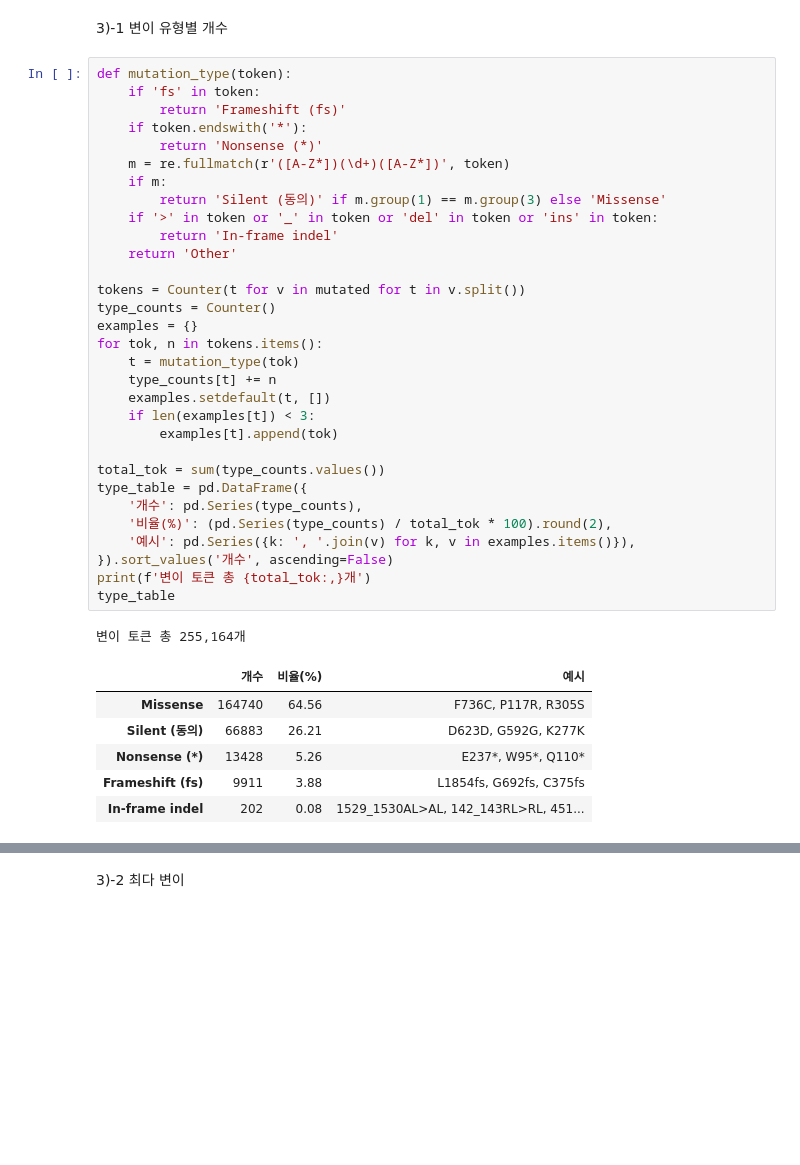
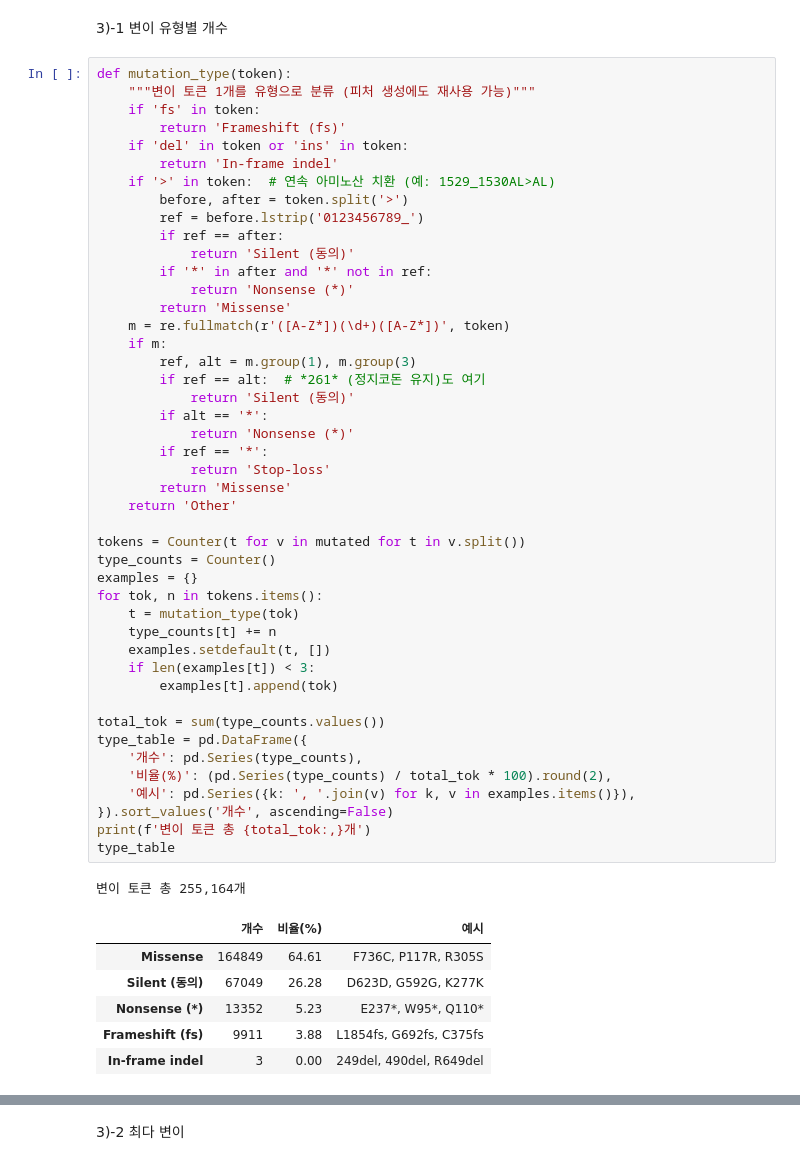
Before and after one commit to seol-ditto/dacon-cancer-subclass, a Jupyter notebook: notebooks/01_eda_data_target.ipynb, the cells around one changed output, grey strips where cells are left out. Cells and saved outputs as stored; diff of their text form; blank space fills up the shorter version.

```diff
--- a/notebooks/01_eda_data_target.ipynb
+++ b/notebooks/01_eda_data_target.ipynb
@@ -100,40 +103,54 @@ WT(변이 없음): 26,966,291 (99.19%)
 3)-1 변이 유형별 개수
 # %%
 def mutation_type(token):
+    """변이 토큰 1개를 유형으로 분류 (피처 생성에도 재사용 가능)"""
     if 'fs' in token:
         return 'Frameshift (fs)'
-    if token.endswith('*'):
-        return 'Nonsense (*)'
+    if 'del' in token or 'ins' in token:
+        return 'In-frame indel'
+    if '>' in token:  # 연속 아미노산 치환 (예: 1529_1530AL>AL)
+        before, after = token.split('>')
+        ref = before.lstrip('0123456789_')
+        if ref == after:
+            return 'Silent (동의)'
+        if '*' in after and '*' not in ref:
+            return 'Nonsense (*)'
+        return 'Missense'
     m = re.fullmatch(r'([A-Z*])(\d+)([A-Z*])', token)
     if m:
-        return 'Silent (동의)' if m.group(1) == m.group(3) else 'Missense'
-    if '>' in token or '_' in token or 'del' in token or 'ins' in token:
-        return 'In-frame indel'
+        ref, alt = m.group(1), m.group(3)
+        if ref == alt:  # *261* (정지코돈 유지)도 여기
+            return 'Silent (동의)'
+        if alt == '*':
+            return 'Nonsense (*)'
+        if ref == '*':
+            return 'Stop-loss'
+        return 'Missense'
     return 'Other'
 
 tokens = Counter(t for v in mutated for t in v.split())
 type_counts = Counter()
 examples = {}
 for tok, n in tokens.items():
     t = mutation_type(tok)
     type_counts[t] += n
     examples.setdefault(t, [])
     if len(examples[t]) < 3:
         examples[t].append(tok)
 
 total_tok = sum(type_counts.values())
 type_table = pd.DataFrame({
     '개수': pd.Series(type_counts),
     '비율(%)': (pd.Series(type_counts) / total_tok * 100).round(2),
     '예시': pd.Series({k: ', '.join(v) for k, v in examples.items()}),
 }).sort_values('개수', ascending=False)
 print(f'변이 토큰 총 {total_tok:,}개')
 type_table
 # %% [output]
 변이 토큰 총 255,164개
 |  | 개수 | 비율(%) | 예시 |
-| Missense | 164740 | 64.56 | F736C, P117R, R305S |
-| Silent (동의) | 66883 | 26.21 | D623D, G592G, K277K |
-| Nonsense (*) | 13428 | 5.26 | E237*, W95*, Q110* |
+| Missense | 164849 | 64.61 | F736C, P117R, R305S |
+| Silent (동의) | 67049 | 26.28 | D623D, G592G, K277K |
+| Nonsense (*) | 13352 | 5.23 | E237*, W95*, Q110* |
 | Frameshift (fs) | 9911 | 3.88 | L1854fs, G692fs, C375fs |
-| In-frame indel | 202 | 0.08 | 1529_1530AL>AL, 142_143RL>RL, 451... |
+| In-frame indel | 3 | 0.00 | 249del, 490del, R649del |
```
Also changed, not shown: parts of 5 cells of this notebook.
